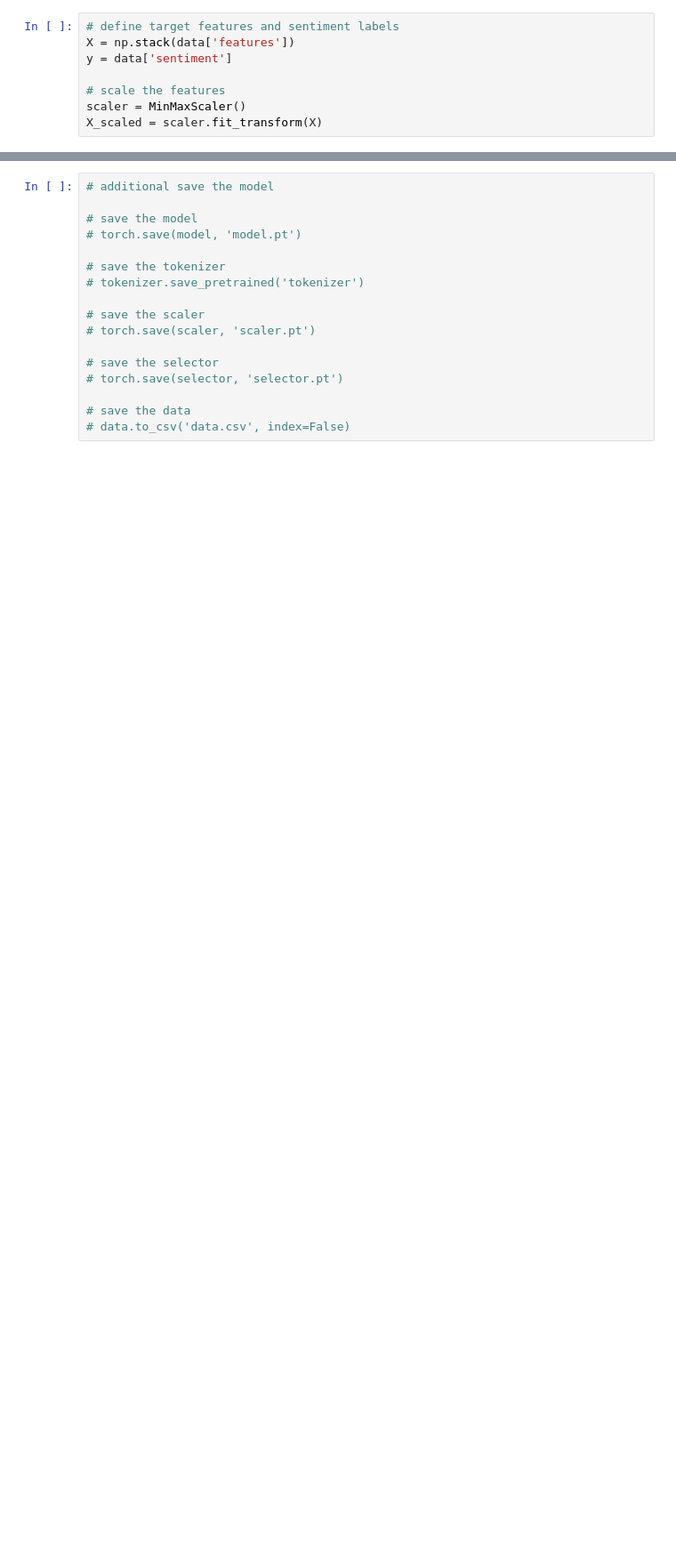
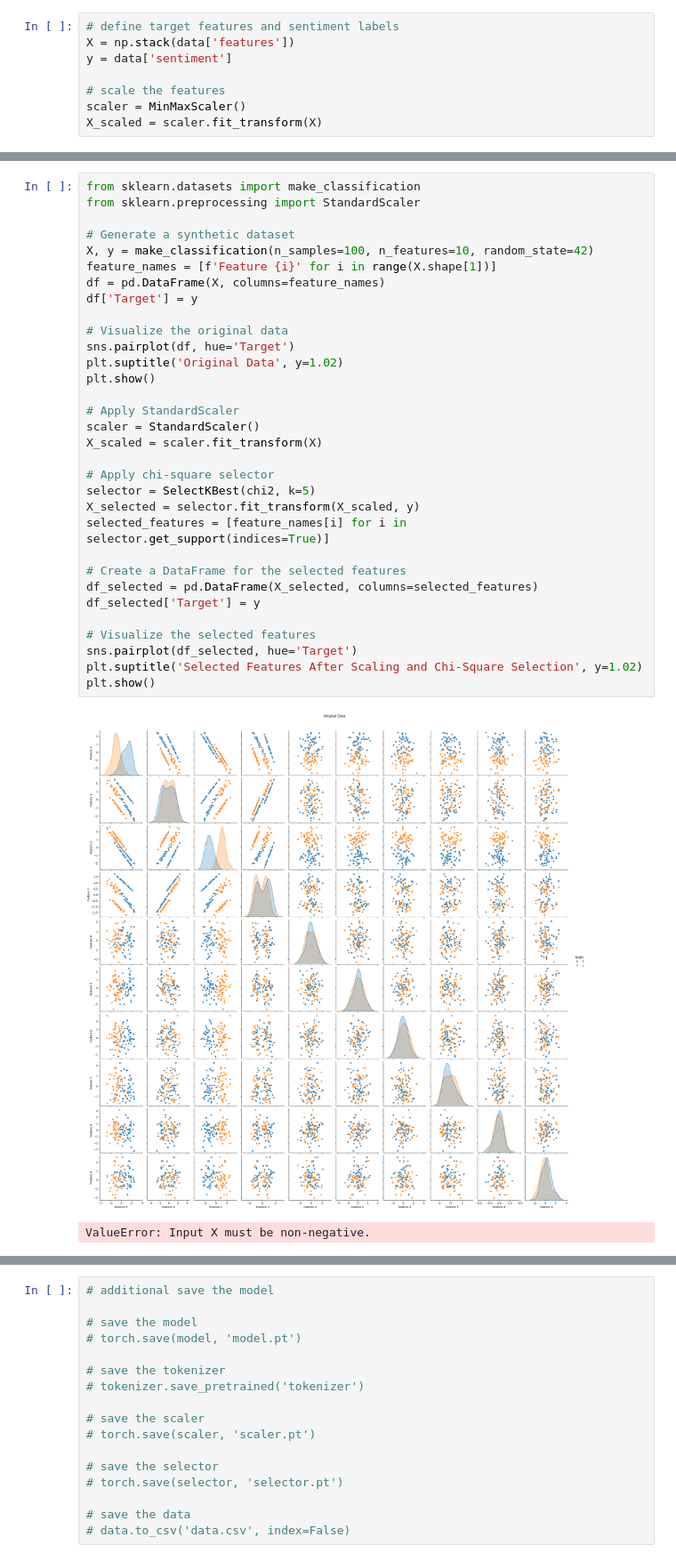
Before and after one commit to suarasiy/sentiment-analysis, a Jupyter notebook: app.ipynb, the cells around one changed output, grey strips where cells are left out. Shown at 89% size. Drawn from its saved outputs; the diff is of its cells as text; blank space fills up the shorter version.

```diff
--- a/app.ipynb
+++ b/app.ipynb
@@ -169,0 +412,35 @@ weighted avg       0.87      0.86      0.86        99
+# %%
+from sklearn.datasets import make_classification
+from sklearn.preprocessing import StandardScaler
+
+# Generate a synthetic dataset
+X, y = make_classification(n_samples=100, n_features=10, random_state=42)
+feature_names = [f'Feature {i}' for i in range(X.shape[1])]
+df = pd.DataFrame(X, columns=feature_names)
+df['Target'] = y
+
+# Visualize the original data
+sns.pairplot(df, hue='Target')
+plt.suptitle('Original Data', y=1.02)
+plt.show()
+
+# Apply StandardScaler
+scaler = StandardScaler()
+X_scaled = scaler.fit_transform(X)
+
+# Apply chi-square selector
+selector = SelectKBest(chi2, k=5)
+X_selected = selector.fit_transform(X_scaled, y)
+selected_features = [feature_names[i] for i in selector.get_support(indices=True)]
+
+# Create a DataFrame for the selected features
+df_selected = pd.DataFrame(X_selected, columns=selected_features)
+df_selected['Target'] = y
+
+# Visualize the selected features
+sns.pairplot(df_selected, hue='Target')
+plt.suptitle('Selected Features After Scaling and Chi-Square Selection', y=1.02)
+plt.show()
+# %% [output]
+[figure, added]
+ValueError: Input X must be non-negative.
```
Also changed, not shown: parts of 35 cells of this notebook, 23 other files.
